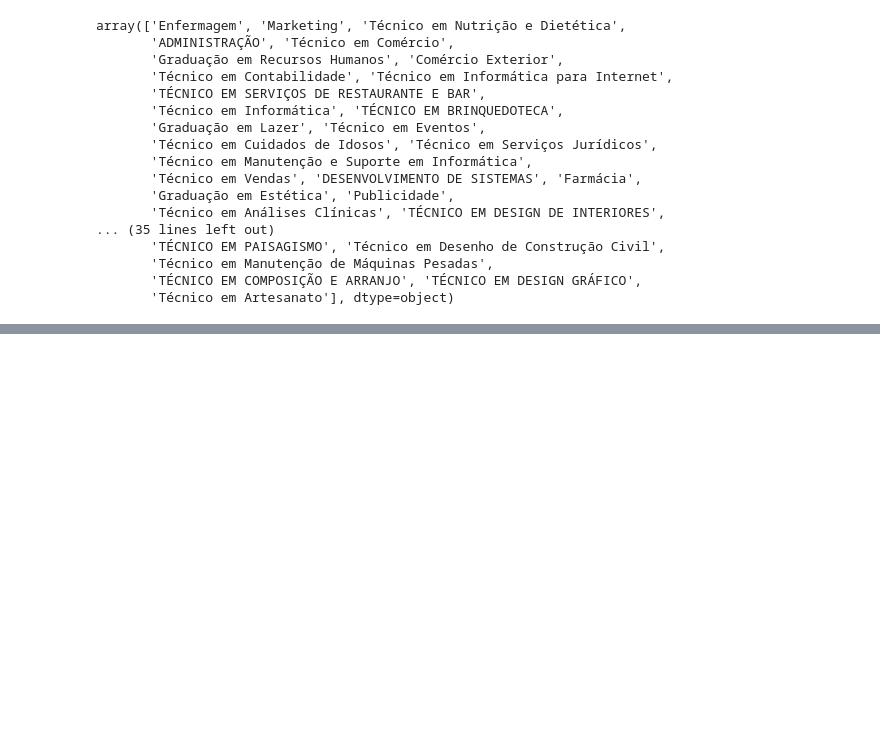
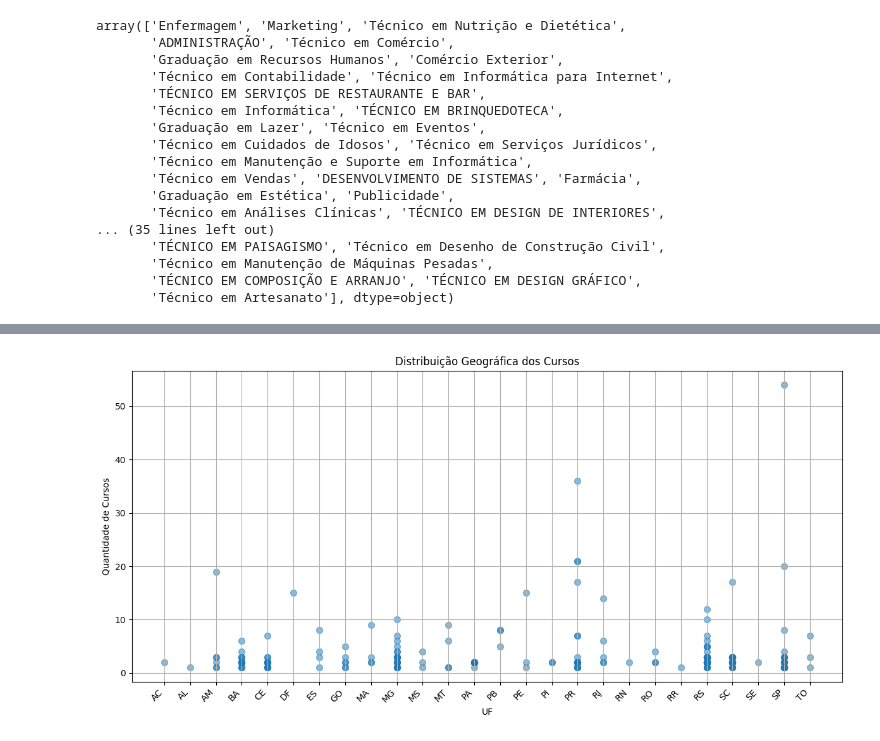
Before and after one commit to leticiaholsback/Projeto_Tec_de_Programacao__ADAtech, a Jupyter notebook: AdaTech_Dados_Projeto.ipynb, the cells around one changed output, grey strips where cells are left out. Drawn from its saved outputs; the diff is of its cells as text; code cells hidden in the pictures; blank space fills up the shorter version.

```diff
--- a/AdaTech_Dados_Projeto.ipynb
+++ b/AdaTech_Dados_Projeto.ipynb
@@ -5,12 +9,19 @@
 import pandas as pd
 #Importa o numpy
 import numpy as np
-#Importa o drive do google colab
-from google.colab import drive
-#Monta o drive
-drive.mount('/content/drive')
-#Especifica o caminho do csv no drive
-caminho_csv = ("/content/drive/MyDrive/Colab Notebooks/Relatorio_Cursos_Bolsistas.csv")
+
+#Importa o drive do google colab (TIRE O COMENTARIO DA LINHA ABAIXO PARA USAR NO COLAB)
+#from google.colab import drive
+
+#Monta o drive (TIRE O COMENTARIO DA LINHA ABAIXO PARA USAR NO COLAB)
+#drive.mount('/content/drive')
+
+#Especifica o caminho do csv no drive (TIRE O COMENTARIO DA LINHA ABAIXO PARA USAR NO COLAB)
+#caminho_csv = ("/content/drive/MyDrive/Colab Notebooks/Relatorio_Cursos_Bolsistas.csv")
+
+#Especifica o caminho do csv no AMBIENTE LOCAL (COMENTE A LINHA ABAIXO PARA USAR NO COLAB)
+caminho_csv = ("Relatorio_Cursos_Bolsistas.csv")
+
 #Lê o csv e atribui o valor df a ele
 df = pd.read_csv(caminho_csv)
 #Faz uma cópia do dataframe
@@ -137,0 +167,4 @@ array(['Enfermagem', 'Marketing', 'Técnico em Nutrição e Dietética',
+# %%
+distribuicao_geografica = df1.groupby(['UF', 'MUNICIPIO']).size().reset_index(name='Quantidade de Cursos')
+print("Distribuição geográfica:")
+print(distribuicao_geografica)
@@ -137,0 +212,13 @@ array(['Enfermagem', 'Marketing', 'Técnico em Nutrição e Dietética',
+# %%
+# Exemplo de gráfico de dispersão para distribuição geográfica por UF
+plt.figure(figsize=(12, 6))
+plt.scatter(distribuicao_geografica['UF'], distribuicao_geografica['Quantidade de Cursos'], s=50, alpha=0.5)
+plt.title('Distribuição Geográfica dos Cursos')
+plt.xlabel('UF')
+plt.ylabel('Quantidade de Cursos')
+plt.xticks(rotation=45, ha='right')  # Rotacionar os rótulos do eixo x para melhor legibilidade
+plt.grid(True)
+plt.tight_layout()
+plt.show()
+# %% [output]
+[figure, added]
```
Also changed, not shown: parts of 9 cells of this notebook, 1 other file.
